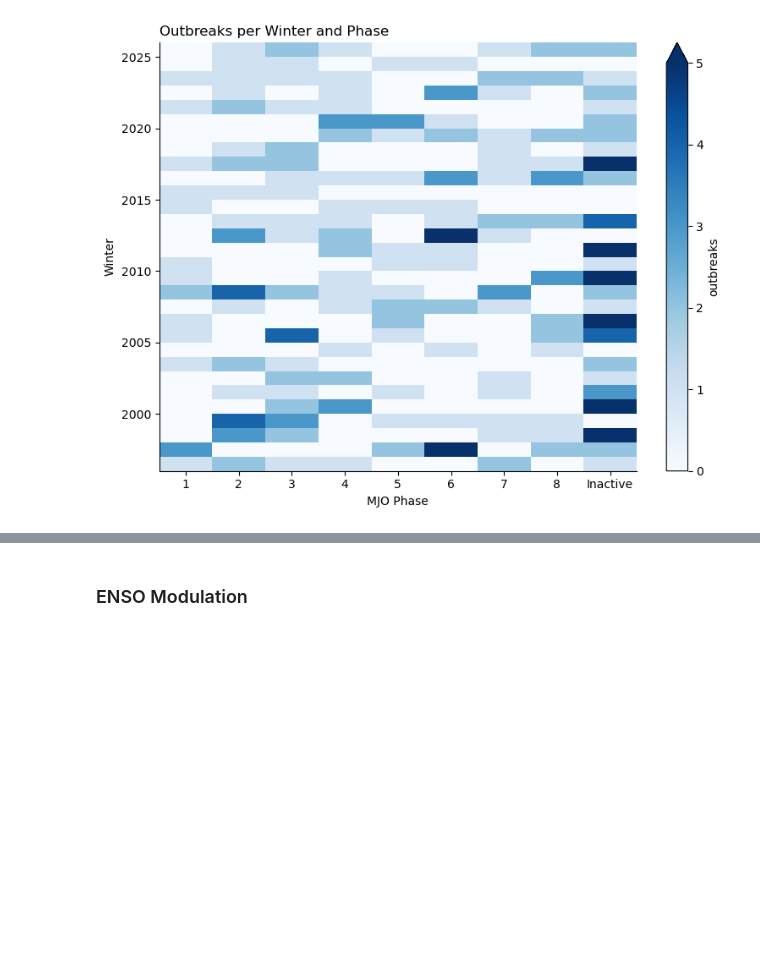
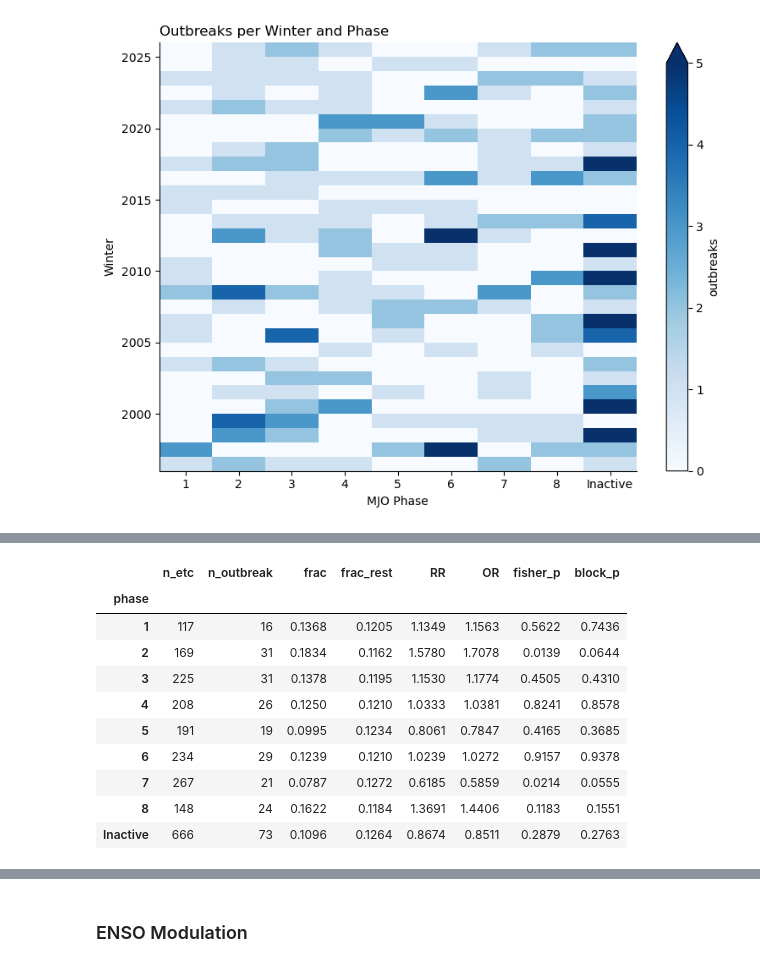
Before and after one commit to augustlepique/circs-research, a Jupyter notebook: jupyter_notebooks/climate_indices.ipynb, the cells around one changed output, grey strips where cells are left out. Saved outputs shown, nothing was run; the diff lists cells and outputs as text; code cells hidden in the pictures; blank space fills up the shorter version.

```diff
--- a/jupyter_notebooks/climate_indices.ipynb
+++ b/jupyter_notebooks/climate_indices.ipynb
@@ -1046,0 +1127,22 @@ print(f'odds ratio  = {odds:.3f}')
+# %%
+etc = pd.read_csv('../data/etc_summary_final.csv')
+etc['outbreak'] = etc['n_cores_kept'] > 0
+etc['date']   = pd.to_datetime(etc['time_min_msl'], utc=True).dt.tz_localize(None).dt.normalize()
+etc['winter'] = etc.date.dt.year + (etc.date.dt.month == 12).astype(int)
+etc['dow']    = (etc.date - pd.to_datetime((etc.winter - 1).astype(str) + '-12-01')).dt.days
+
+mjo = pd.read_csv('../data/rmm.74toRealtime.txt', sep=r'\s+', skiprows=2,
+                  names=['year','month','day','RMM1','RMM2','phase','amplitude','method'])
+mjo['date'] = pd.to_datetime(mjo[['year','month','day']])
+for c in ['RMM1','RMM2','phase','amplitude']:
+    mjo[c] = pd.to_numeric(mjo[c], errors='coerce')
+mjo.loc[(mjo.phase > 8) | (mjo.amplitude > 100), ['RMM1','RMM2','phase','amplitude']] = np.nan
+RMM = mjo[['date','phase','amplitude']].rename(columns={'phase':'mjo_phase','amplitude':'mjo_amp'})
+# %%
+CATS = [str(i) for i in range(1, 9)] + ['Inactive']
+# %%
+etc = etc.merge(RMM, on='date', how='left')
+days = pd.DataFrame({'date': pd.date_range('1995-12-01', '2025-03-31', freq='D')})
+days = days[days.date.dt.month.isin([12,1,2,3])].copy().merge(RMM, on='date', how='left')
+days['winter'] = days.date.dt.year + (days.date.dt.month == 12).astype(int)
+days['dow']    = (days.date - pd.to_datetime((days.winter - 1).astype(str) + '-12-01')).dt.days
@@ -1046,0 +1208,17 @@ print(f'odds ratio  = {odds:.3f}')
+# %%
+results_all = per_phase_tests(etc, days, rest='all', n_perm=10000)
+results_active = per_phase_tests(etc, days, rest='active', n_perm=1000)
+# %%
+results_all
+# %% [output]
+|  | n_etc | n_outbreak | frac | frac_rest | RR | OR | fisher_p | block_p |
+| phase |  |  |  |  |  |  |  |  |
+| 1 | 117 | 16 | 0.1368 | 0.1205 | 1.1349 | 1.1563 | 0.5622 | 0.7436 |
+| 2 | 169 | 31 | 0.1834 | 0.1162 | 1.5780 | 1.7078 | 0.0139 | 0.0644 |
+| 3 | 225 | 31 | 0.1378 | 0.1195 | 1.1530 | 1.1774 | 0.4505 | 0.4310 |
+| 4 | 208 | 26 | 0.1250 | 0.1210 | 1.0333 | 1.0381 | 0.8241 | 0.8578 |
+| 5 | 191 | 19 | 0.0995 | 0.1234 | 0.8061 | 0.7847 | 0.4165 | 0.3685 |
+| 6 | 234 | 29 | 0.1239 | 0.1210 | 1.0239 | 1.0272 | 0.9157 | 0.9378 |
+| 7 | 267 | 21 | 0.0787 | 0.1272 | 0.6185 | 0.5859 | 0.0214 | 0.0555 |
+| 8 | 148 | 24 | 0.1622 | 0.1184 | 1.3691 | 1.4406 | 0.1183 | 0.1551 |
+| Inactive | 666 | 73 | 0.1096 | 0.1264 | 0.8674 | 0.8511 | 0.2879 | 0.2763 |
```
Also changed, not shown: parts of 25 cells of this notebook, 1 other file.
